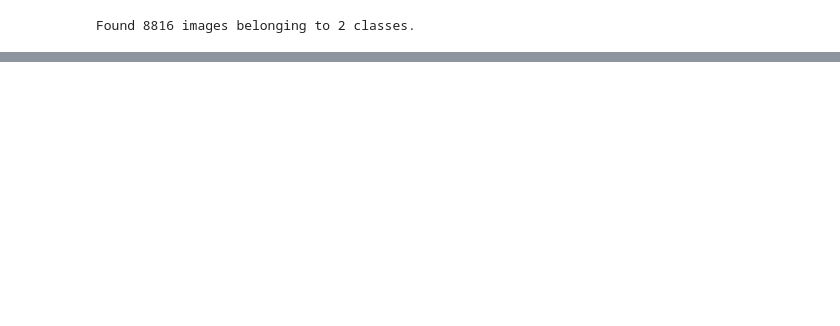
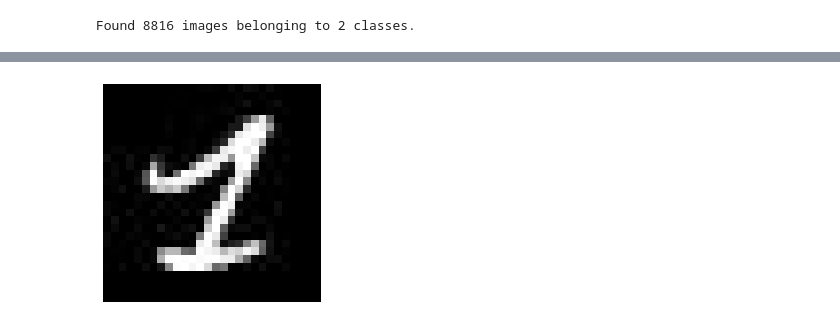
Before and after one commit to lamateos123/ml-classifier-no-common-sense, a Jupyter notebook: mnist_1_0_data_augmention_and_dropout.ipynb, the cells around one changed output, grey strips where cells are left out. Drawn from its saved outputs; the diff is of its cells as text; code cells hidden in the pictures; blank space fills up the shorter version.

```diff
--- a/mnist_1_0_data_augmention_and_dropout.ipynb
+++ b/mnist_1_0_data_augmention_and_dropout.ipynb
@@ -336 +357,21 @@ print(classes[0])
 [figure]
+# %%
+#
+# Test with images from the training set
+#
+path = path_base+'/ml101/1/img_23039.jpg'
+
+img = mpimg.imread(path)
+plt.axis('off')
+plt.imshow(img, cmap='gray')
+
+img = image.load_img(path, target_size=(28,28))
+x = image.img_to_array(img)
+x = x/255.0
+x = np.expand_dims(x, axis=0)
+
+images = np.vstack([x])
+classes = model.predict(images, batch_size=10)
+
+print(classes[0])
+# %% [output]
@@ -336,0 +380 @@ print(classes[0])
+[figure, added]
```
Also changed, not shown: parts of 12 cells of this notebook, 5 other files.
